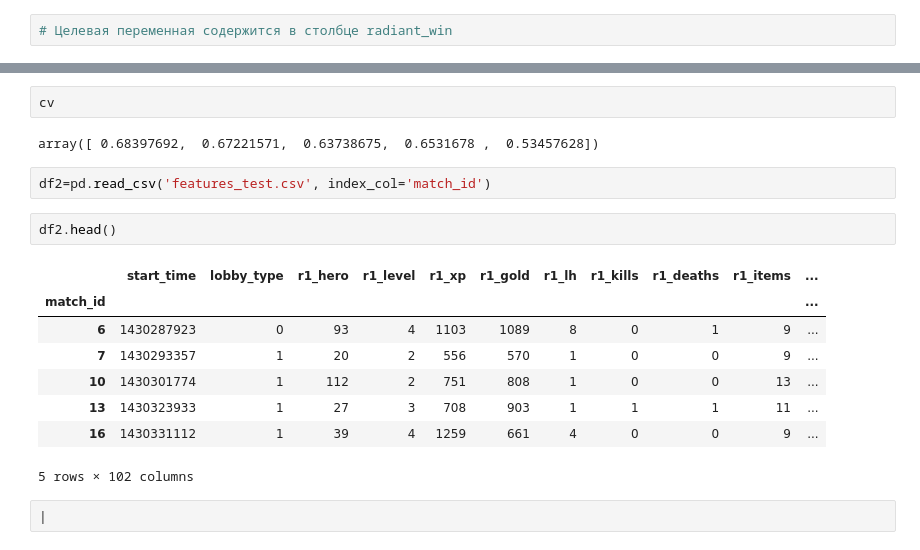
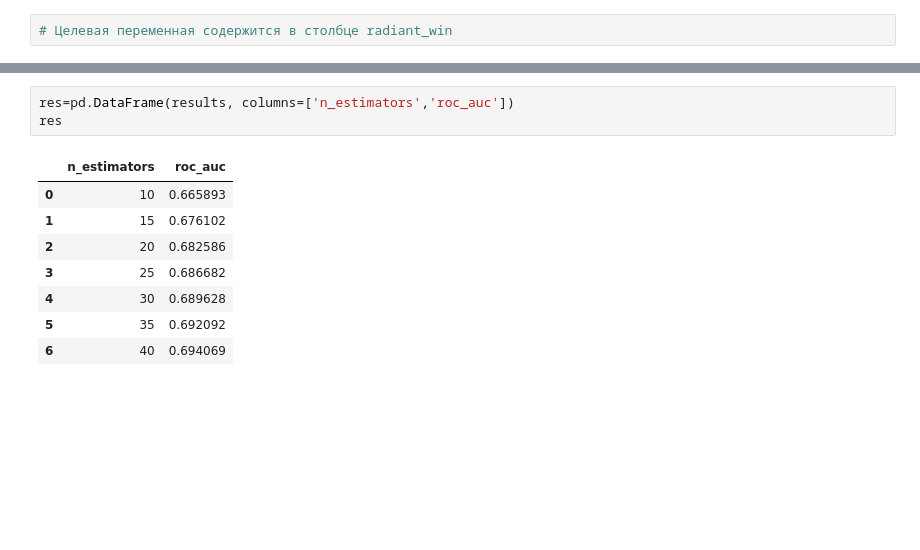
Before and after one commit to dskozlov/coursera, a Jupyter notebook: Introduction to machinelearning/Week 7/Final Task Dota.ipynb, the cells around one changed output, grey strips where cells are left out. Drawn from its saved outputs; the diff is of its cells as text; blank space fills up the shorter version.

```diff
--- a/Introduction to machinelearning/Week 7/Final Task Dota.ipynb
+++ b/Introduction to machinelearning/Week 7/Final Task Dota.ipynb
@@ -79,19 +83,12 @@ Time elapsed: 0:00:57.623000
-# %%
-cv
-# %% [output]
-array([ 0.68397692,  0.67221571,  0.63738675,  0.6531678 ,  0.53457628])
-# %%
-df2=pd.read_csv('features_test.csv', index_col='match_id')
-# %%
-df2.head()
-# %% [output]
-|  | start_time | lobby_type | r1_hero | r1_level | r1_xp | r1_gold | r1_lh | r1_kills | r1_deaths | r1_items | ... |
-| match_id |  |  |  |  |  |  |  |  |  |  | ... |
-| 6 | 1430287923 | 0 | 93 | 4 | 1103 | 1089 | 8 | 0 | 1 | 9 | ... |
-| 7 | 1430293357 | 1 | 20 | 2 | 556 | 570 | 1 | 0 | 0 | 9 | ... |
-| 10 | 1430301774 | 1 | 112 | 2 | 751 | 808 | 1 | 0 | 0 | 13 | ... |
-| 13 | 1430323933 | 1 | 27 | 3 | 708 | 903 | 1 | 1 | 1 | 11 | ... |
-| 16 | 1430331112 | 1 | 39 | 4 | 1259 | 661 | 4 | 0 | 0 | 9 | ... |
-5 rows × 102 columns
-# %%
-|
+# %%
+res=pd.DataFrame(results, columns=['n_estimators','roc_auc'])
+res
+# %% [output]
+|  | n_estimators | roc_auc |
+| 0 | 10 | 0.665893 |
+| 1 | 15 | 0.676102 |
+| 2 | 20 | 0.682586 |
+| 3 | 25 | 0.686682 |
+| 4 | 30 | 0.689628 |
+| 5 | 35 | 0.692092 |
+| 6 | 40 | 0.694069 |
```
Also changed, not shown: parts of 34 cells of this notebook, 1 other file.
